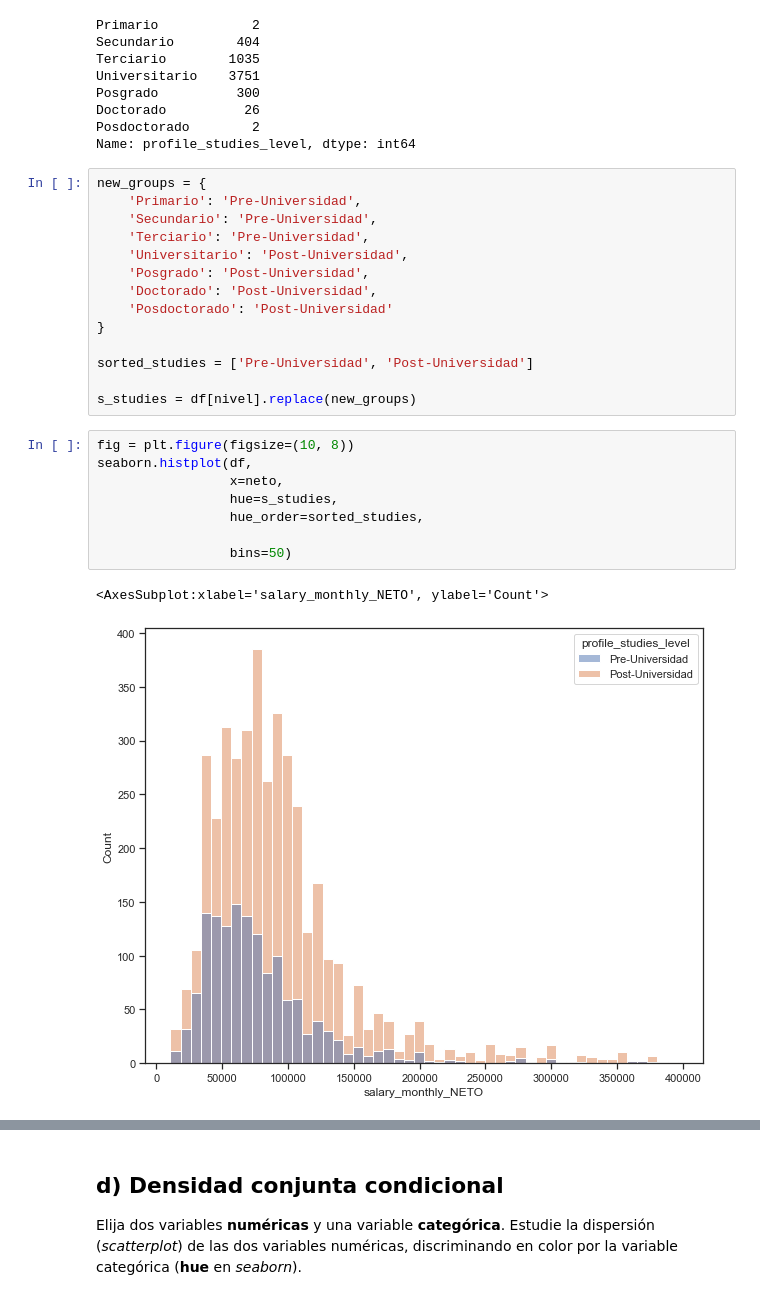
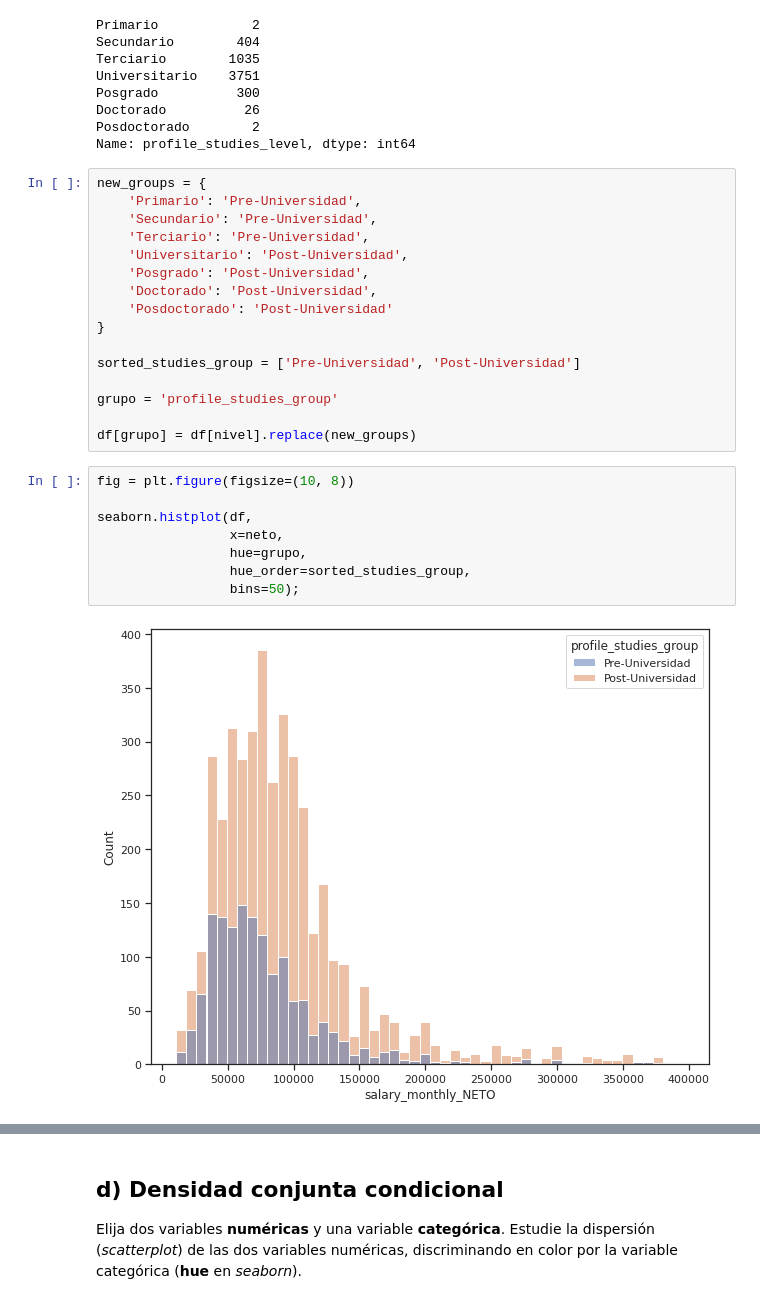
Before and after one commit to mgobbi289/DiploDatos, a Jupyter notebook: AnalisisyVisualizacion/Entregable_1_Ejercicio_2.ipynb, the cells around one changed output, grey strips where cells are left out. Saved outputs shown, nothing was run; the diff lists cells and outputs as text.

```diff
--- a/AnalisisyVisualizacion/Entregable_1_Ejercicio_2.ipynb
+++ b/AnalisisyVisualizacion/Entregable_1_Ejercicio_2.ipynb
@@ -367,17 +365,18 @@ new_groups = {
     'Posdoctorado': 'Post-Universidad'
 }
 
-sorted_studies = ['Pre-Universidad', 'Post-Universidad']
+sorted_studies_group = ['Pre-Universidad', 'Post-Universidad']
 
-s_studies = df[nivel].replace(new_groups)
+grupo = 'profile_studies_group'
+
+df[grupo] = df[nivel].replace(new_groups)
 # %%
 fig = plt.figure(figsize=(10, 8))
+
 seaborn.histplot(df,
                  x=neto,
-                 hue=s_studies,
-                 hue_order=sorted_studies,
-
-                 bins=50)
+                 hue=grupo,
+                 hue_order=sorted_studies_group,
+                 bins=50);
 # %% [output]
-<AxesSubplot:xlabel='salary_monthly_NETO', ylabel='Count'>
-[figure, old version]
+[figure, new version]
```
Also changed, not shown: parts of 19 cells of this notebook.
